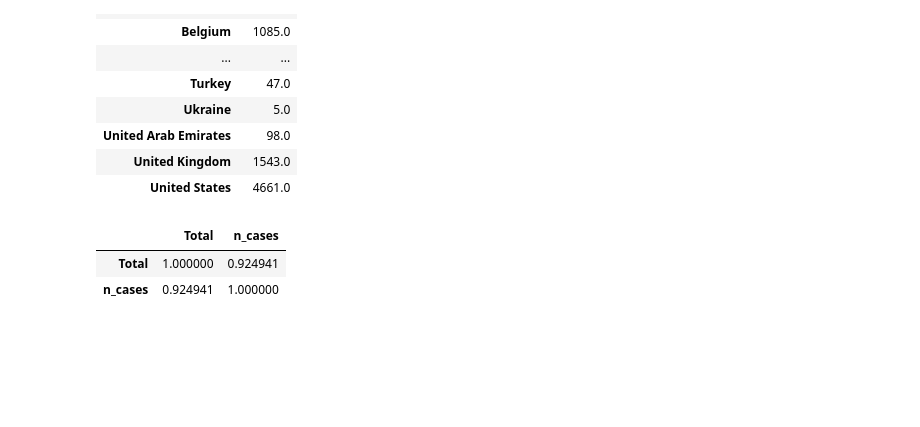
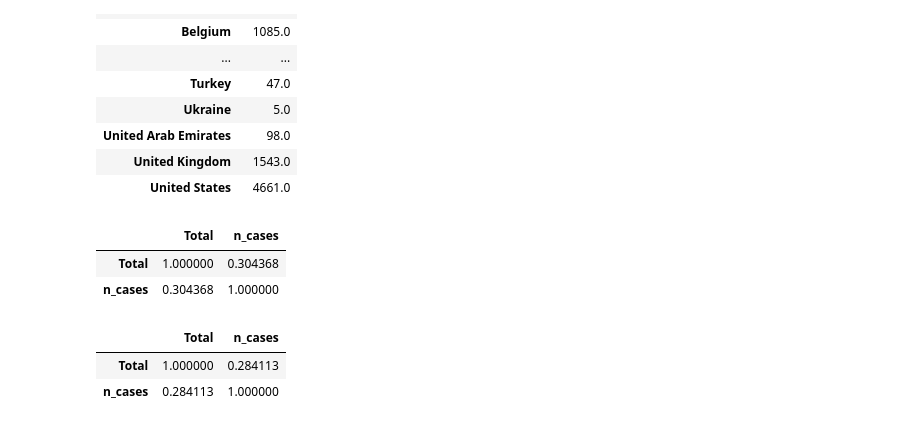
Before and after one commit to paulagiovanna/IC---Covid19-Random-Walk, a Jupyter notebook: random_walk_celso.ipynb, the cells around one changed output. Saved outputs shown, nothing was run; the diff lists cells and outputs as text; code cells hidden in the pictures; blank space fills up the shorter version.

```diff
--- a/random_walk_celso.ipynb
+++ b/random_walk_celso.ipynb
@@ -161,7 +180,7 @@ def model_spread2(r, p):
     state_df = state_df_start #new_state_df(v, transition_matrix_crosstab)
 #     state_df = transition_matrix_crosstab.dot(state_df)
     for i in range(1, 78):
-        week = i/7
+        week = int(i/7)
         if(week<5):
             state_df = state_df*r + (transition_matrix_crosstab.dot(state_df)*p)
         else:
@@ -292,11 +304,17 @@ daily_cases
 | United Kingdom | 1543.0 |
 | United States | 4661.0 |
 # %%
-state_df_final.join(daily_cases).corr()
+state_df_final.join(daily_cases).corr(method='kendall')
 # %% [output]
 |  | Total | n_cases |
-| Total | 1.000000 | 0.924941 |
-| n_cases | 0.924941 | 1.000000 |
+| Total | 1.000000 | 0.304368 |
+| n_cases | 0.304368 | 1.000000 |
+# %%
+state_df_final.join(daily_cases).drop('China').corr(method='kendall')
+# %% [output]
+|  | Total | n_cases |
+| Total | 1.000000 | 0.284113 |
+| n_cases | 0.284113 | 1.000000 |
 # %%
 correlation_pivot = correlation_df.pivot(index='P', columns='R', values='Euclidean Distance')
 correlation_pivot
```
Also changed, not shown: parts of 5 cells of this notebook, 1 other file.
